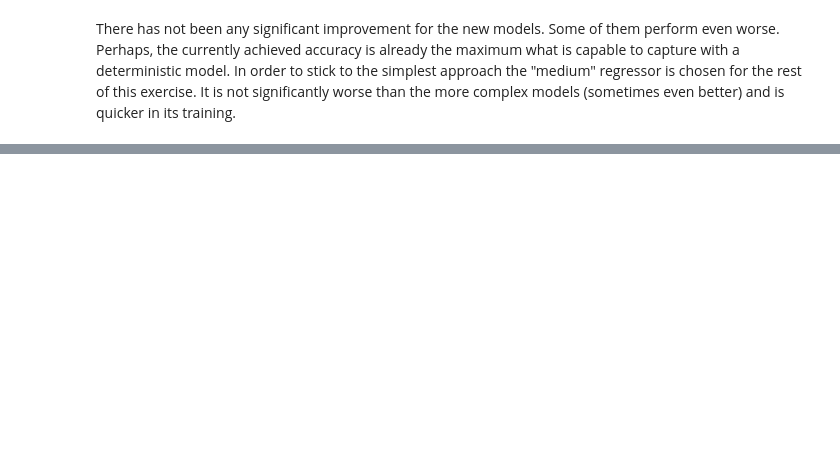
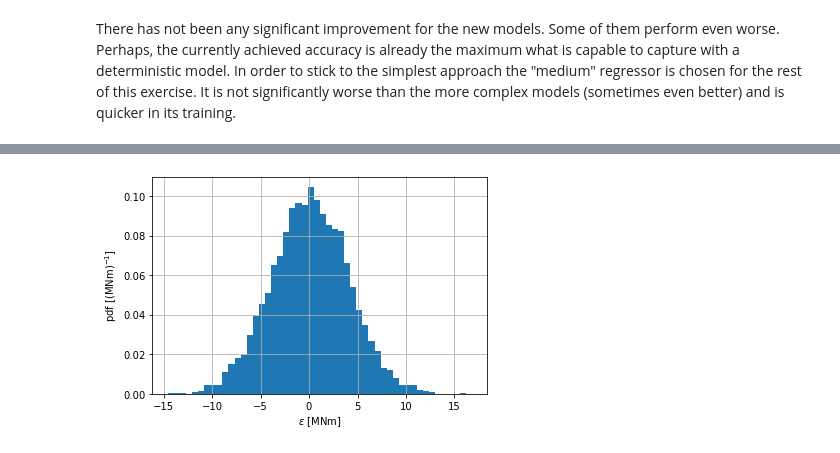
Before and after one commit to MorizHerrmann/46500-Probabilistic-Methods-in-Wind-Energy, a Jupyter notebook: assignment2_submission.ipynb, the cells around one changed output, grey strips where cells are left out. Cells and saved outputs as stored; diff of their text form; code cells hidden in the pictures; blank space fills up the shorter version.

```diff
--- a/assignment2_submission.ipynb
+++ b/assignment2_submission.ipynb
@@ -281,3 +285,10 @@ fig.tight_layout();
+# %%
+plt.hist(y_err/1e3, 50, density=True)
+plt.xlabel(r'$\varepsilon$ [MNm]'); plt.ylabel('pdf [(MNm)$^{-1}$]'); plt.grid()
+plt.savefig('error_distribution.pdf')
+plt.savefig('error_distribution.png', dpi=300)
+# %% [output]
+[figure, added]
 # %%
 # Scores have  been computed before. But now, let's calculate some more error terms for the medium unscaled model
 # r-square, RMS error, MAE)
```
Also changed, not shown: parts of 9 cells of this notebook.
